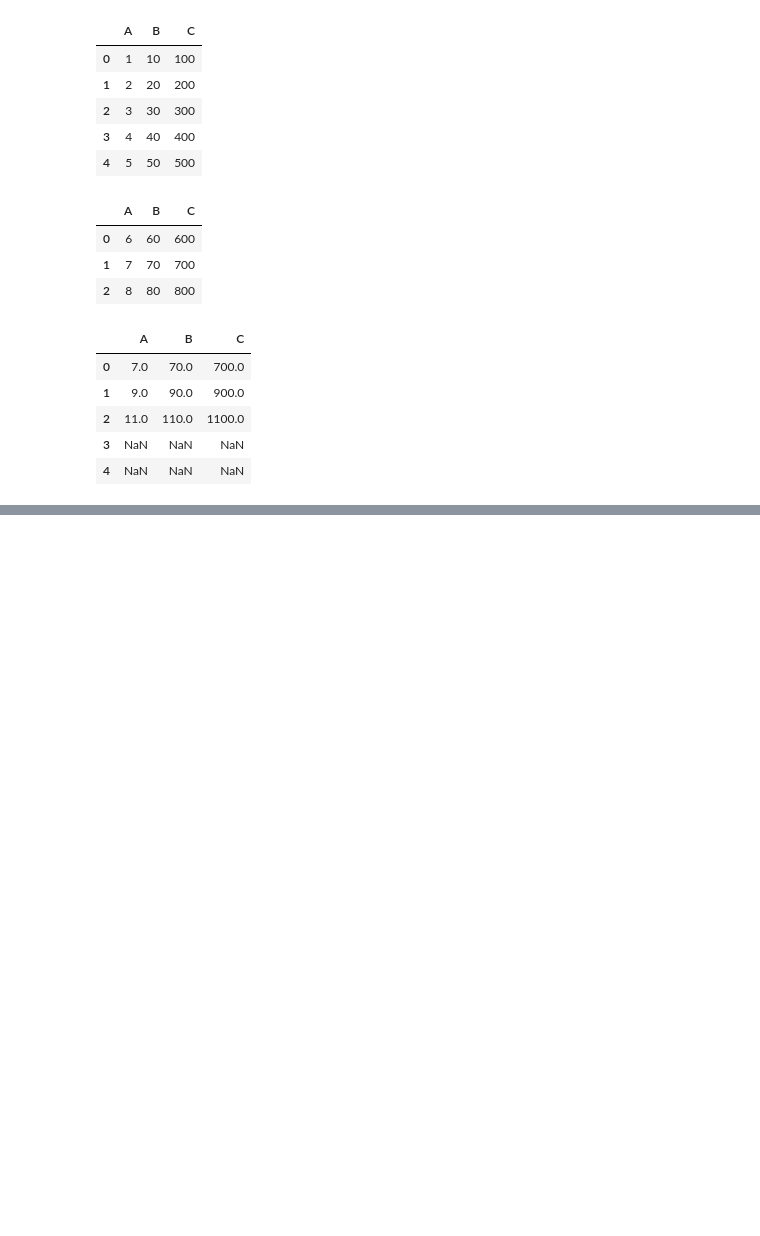
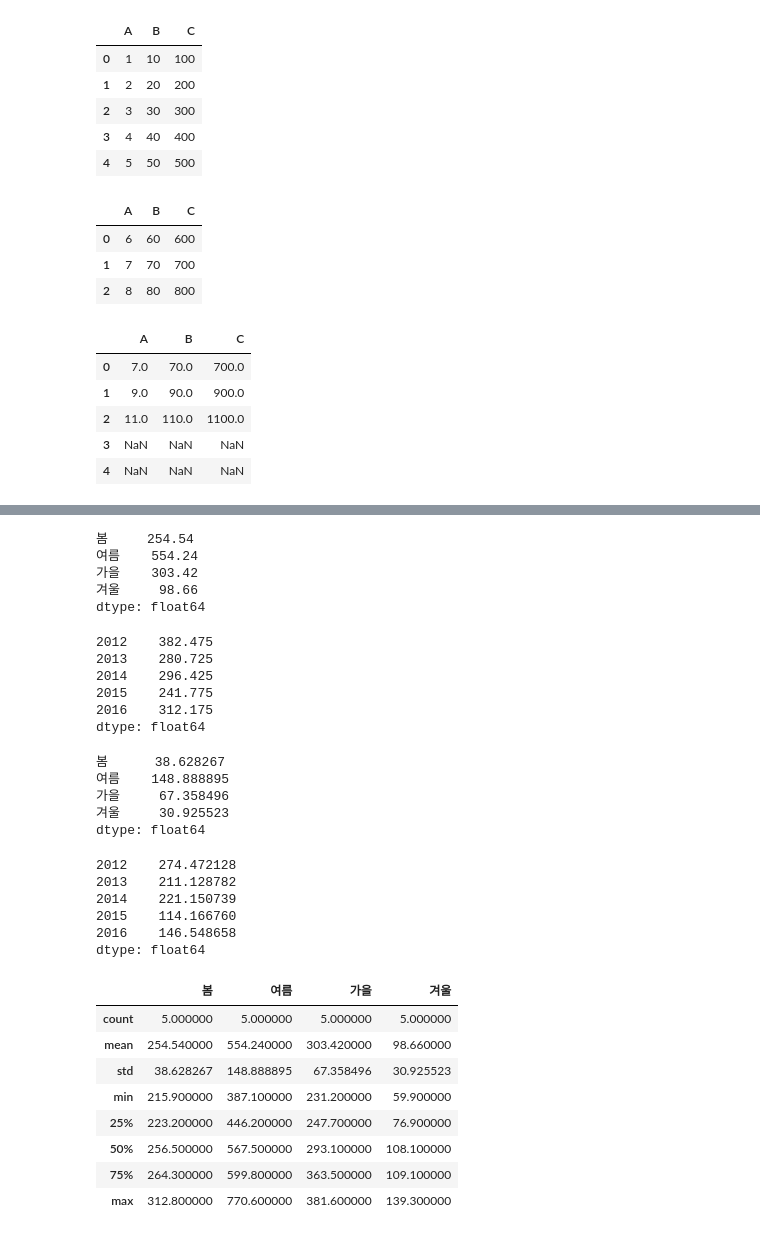
Before and after one commit to db3124/bigdata_maestro, a Jupyter notebook: Python/myPyCode/chap11_Pandas.ipynb, the cells around one changed output, grey strips where cells are left out. Cells and saved outputs as stored; diff of their text form; code cells hidden in the pictures; blank space fills up the shorter version.

```diff
--- a/Python/myPyCode/chap11_Pandas.ipynb
+++ b/Python/myPyCode/chap11_Pandas.ipynb
@@ -373,0 +397,46 @@ df1 + df2
+# %%
+df3.mean()
+# %% [output]
+봄     254.54
+여름    554.24
+가을    303.42
+겨울     98.66
+dtype: float64
+# %%
+df3.mean(axis = 1)
+# %% [output]
+2012    382.475
+2013    280.725
+2014    296.425
+2015    241.775
+2016    312.175
+dtype: float64
+# %%
+df3.std() # 열 기준 표준편차
+# %% [output]
+봄      38.628267
+여름    148.888895
+가을     67.358496
+겨울     30.925523
+dtype: float64
+# %%
+df3.std(axis = 1) # 행 기준 표준편차
+# %% [output]
+2012    274.472128
+2013    211.128782
+2014    221.150739
+2015    114.166760
+2016    146.548658
+dtype: float64
+# %%
+df3.describe() # axis 지정 못함
+# %% [output]
+|  | 봄 | 여름 | 가을 | 겨울 |
+| count | 5.000000 | 5.000000 | 5.000000 | 5.000000 |
+| mean | 254.540000 | 554.240000 | 303.420000 | 98.660000 |
+| std | 38.628267 | 148.888895 | 67.358496 | 30.925523 |
+| min | 215.900000 | 387.100000 | 231.200000 | 59.900000 |
+| 25% | 223.200000 | 446.200000 | 247.700000 | 76.900000 |
+| 50% | 256.500000 | 567.500000 | 293.100000 | 108.100000 |
+| 75% | 264.300000 | 599.800000 | 363.500000 | 109.100000 |
+| max | 312.800000 | 770.600000 | 381.600000 | 139.300000 |
```
Also changed, not shown: parts of 82 cells of this notebook, 4 other files.
